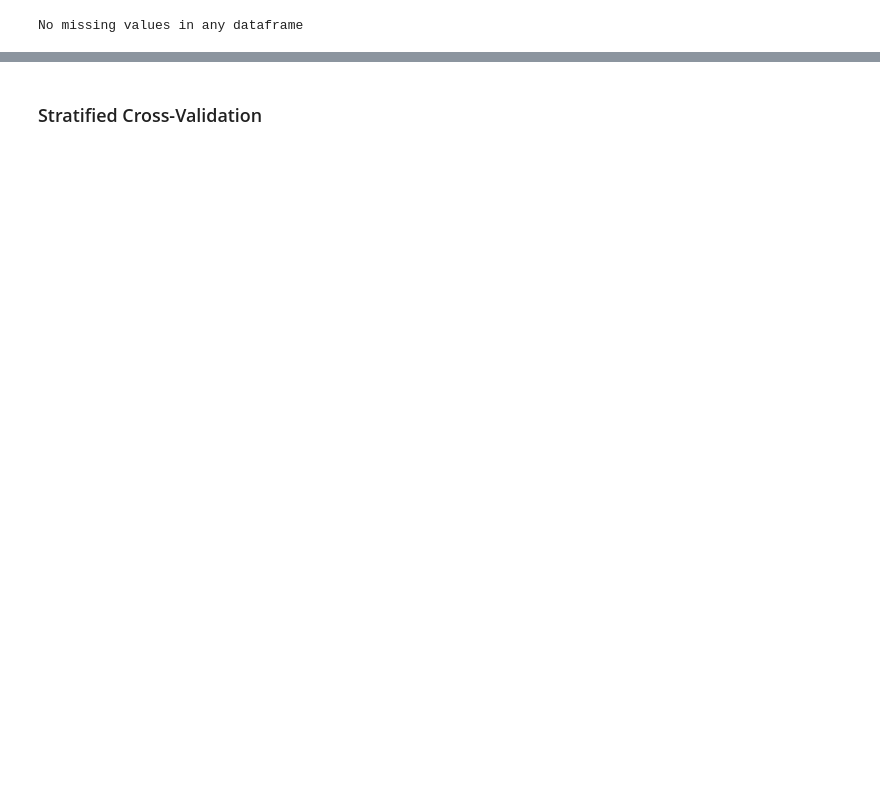
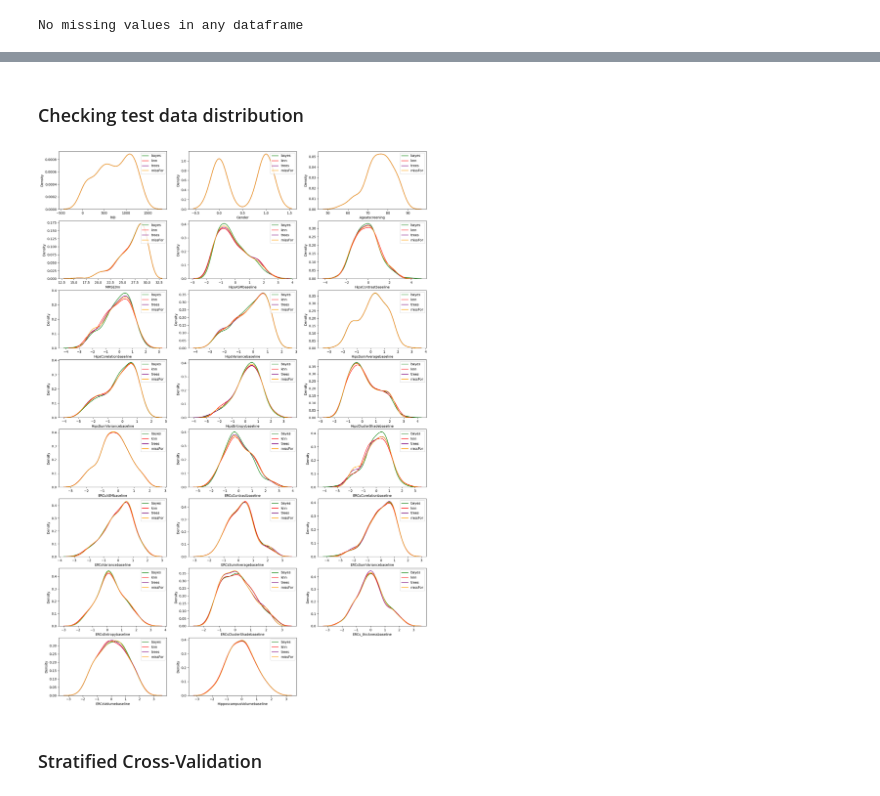
Before and after one commit to InfoAdam1998/ADNI-1-Thesis-Project, a Jupyter notebook: notebooks/feature_engineering/data_imputation_methods/model_base/mice_base_model_analysis.ipynb, the cells around one changed output, grey strips where cells are left out. Drawn from its saved outputs; the diff is of its cells as text; code cells hidden in the pictures; blank space fills up the shorter version.

```diff
--- a/notebooks/feature_engineering/data_imputation_methods/model_base/mice_base_model_analysis.ipynb
+++ b/notebooks/feature_engineering/data_imputation_methods/model_base/mice_base_model_analysis.ipynb
@@ -148,3 +204,26 @@ X_test_missForest_t[cols] = scaler.transform(X_test_missForest_t[cols])
+# %% [markdown]
+### Checking  test data distribution
+# %%
+# Plot each column using histograms
+plt.figure(figsize=(20, 45))
+
+for i in range(len(X_test_bayes_t.columns)):
+    plt.subplot(12,3,i+1)
+    sns.kdeplot(X_test_bayes_t[X_test_bayes_t.columns[i]], color= "green")
+
+    plt.subplot(12,3,i+1)
+    sns.kdeplot(X_test_knn_t[X_test_knn_t.columns[i]], color= "red")
+
+    plt.subplot(12,3,i+1)
+    sns.kdeplot(X_test_nonLin_t[X_test_nonLin_t.columns[i]], color= "purple")
+
+    plt.subplot(12,3,i+1)
+    sns.kdeplot(X_test_missForest_t[X_test_missForest_t.columns[i]], color= "orange")
+
+    labels = ['bayes', 'knn', 'trees', 'missFor']
+    plt.legend(labels, loc='upper right')
+# %% [output]
+[figure, added]
 # %% [markdown]
 ### Stratified Cross-Validation
 # %%
```
Also changed, not shown: parts of 24 cells of this notebook, 3 other files.
